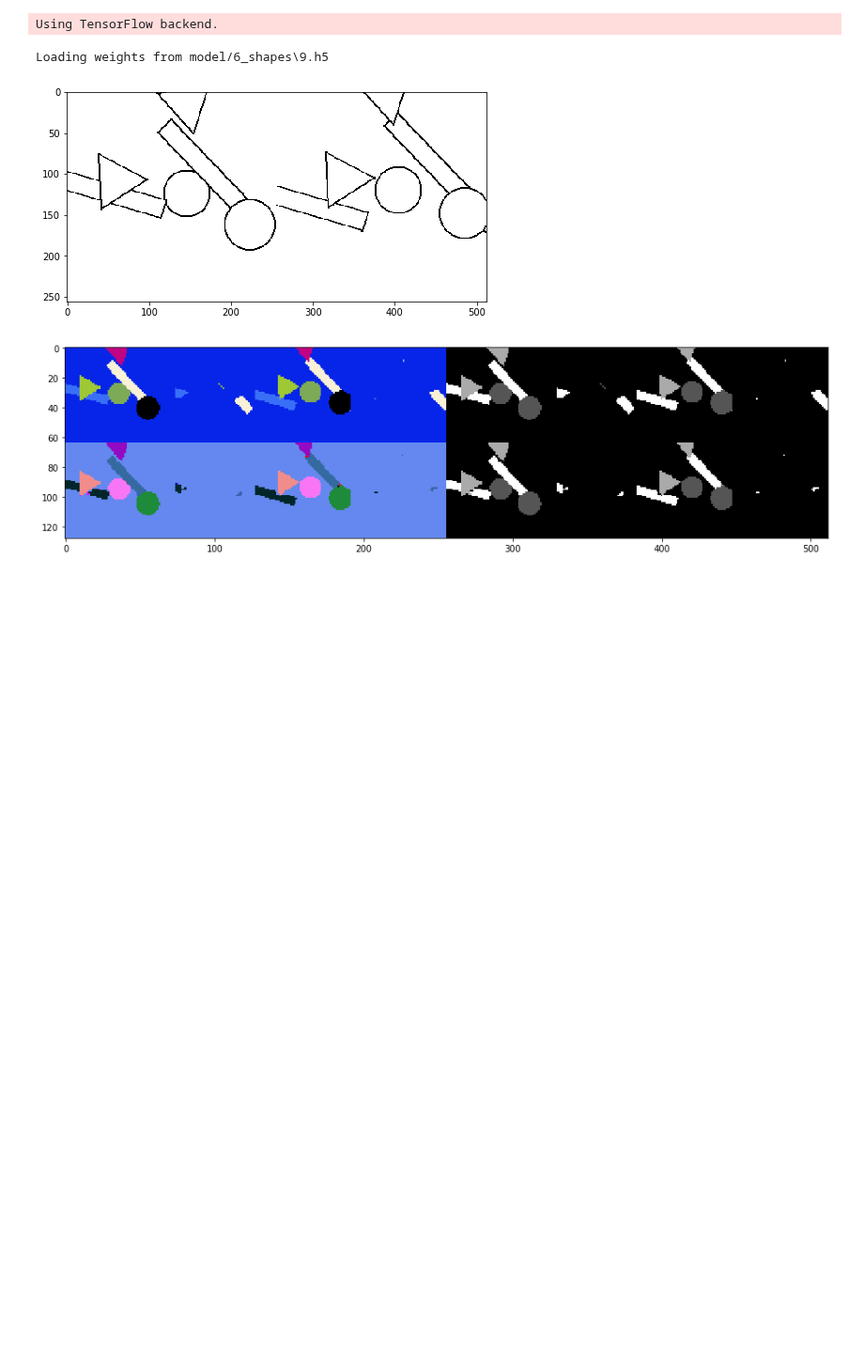
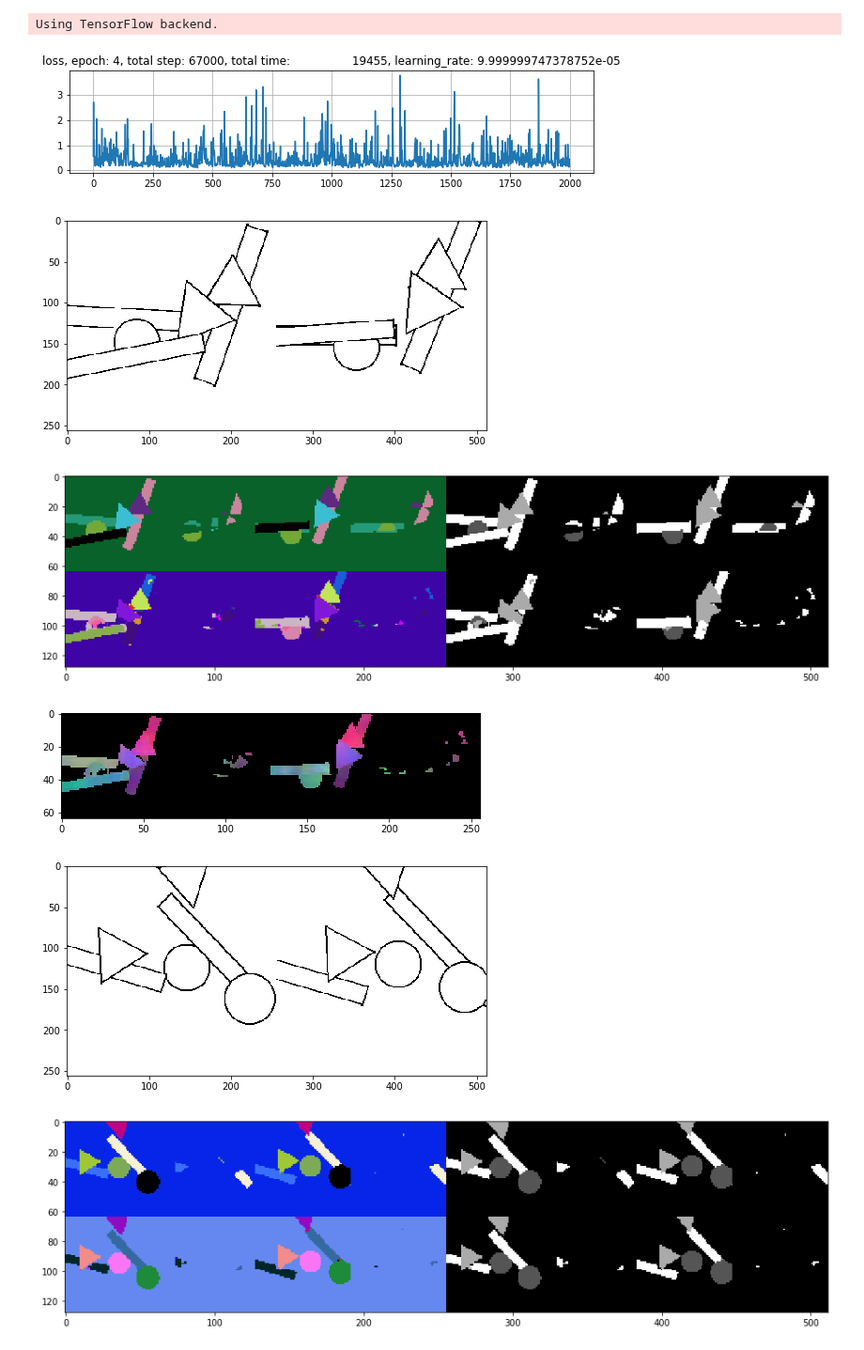
Before and after one commit to yanfengliu/embedding_tracking, a Jupyter notebook: NB-keras-main.ipynb, the cells around one changed output. Shown at 94% size. Cells and saved outputs as stored; diff of their text form; code cells hidden in the pictures; blank space fills up the shorter version.

Commit message:
visual change

```diff
--- a/NB-keras-main.ipynb
+++ b/NB-keras-main.ipynb
@@ -10,38 +10,41 @@ params.EMBEDDING_DIM            = 24
 params.BATCH_SIZE               = 1
 params.NUM_SHAPE                = 6
 params.NUM_CLASSES              = 4 # (3 shapes + 1 background)
 params.NUM_FILTER               = [256, 128]
 params.ETH_MEAN_SHIFT_THRESHOLD = 1.5
 params.DELTA_VAR                = 0.5
 params.DELTA_D                  = 1.5
 params.IMG_SIZE                 = 256
 params.OUTPUT_SIZE              = 64
 params.SEQUENCE_LEN             = 100
 params.TRAIN_NUM_SEQ            = 500
 params.VAL_NUM_SEQ              = 5
 params.TEST_NUM_SEQ             = 10
 params.RANDOM_SIZE              = True
 params.OPTICAL_FLOW_WEIGHT      = 0
 params.BACKBONE                 = 'xception'
 params.GITHUB_DIR               = 'C:/Users/yliu60/Documents/GitHub'
 params.LEARNING_RATE            = 1e-4
 params.EPOCHS                   = 10
 params.EPOCHS_PER_SAVE          = 1
 params.STEPS_PER_VISUAL         = 1000
-params.ROTATE_SHAPES            = False
-params.FEATURE_STRING           = f'{params.NUM_SHAPE}_shapes'
+params.ROTATE_SHAPES            = True
+params.FEATURE_STRING           = f'{params.ROTATE_SHAPES}_{params.NUM_SHAPE}_shapes'
 params.MODEL_SAVE_DIR           = f'model/{params.FEATURE_STRING}'
 params.TRAIN_SET_PATH           = f'dataset/{params.FEATURE_STRING}/train'
 params.VAL_SET_PATH             = f'dataset/{params.FEATURE_STRING}/val'
 params.TEST_SET_PATH            = f'dataset/{params.FEATURE_STRING}/test'
 params.IOU_THRESHOLD            = 0.5
 params.MASK_AREA_THRESHOLD      = 20
 
 experiment = Experiment(params)
-# experiment.run()
-experiment.init_model()
+experiment.run()
+# experiment.init_model()
 # %% [output]
-Loading weights from model/6_shapes\9.h5
+[figure, added]
+[figure, added]
+[figure, added]
+[figure, added]
 # %%
 import matplotlib.pyplot as plt
 import numpy as np
```
Also changed, not shown: 1 other file.
